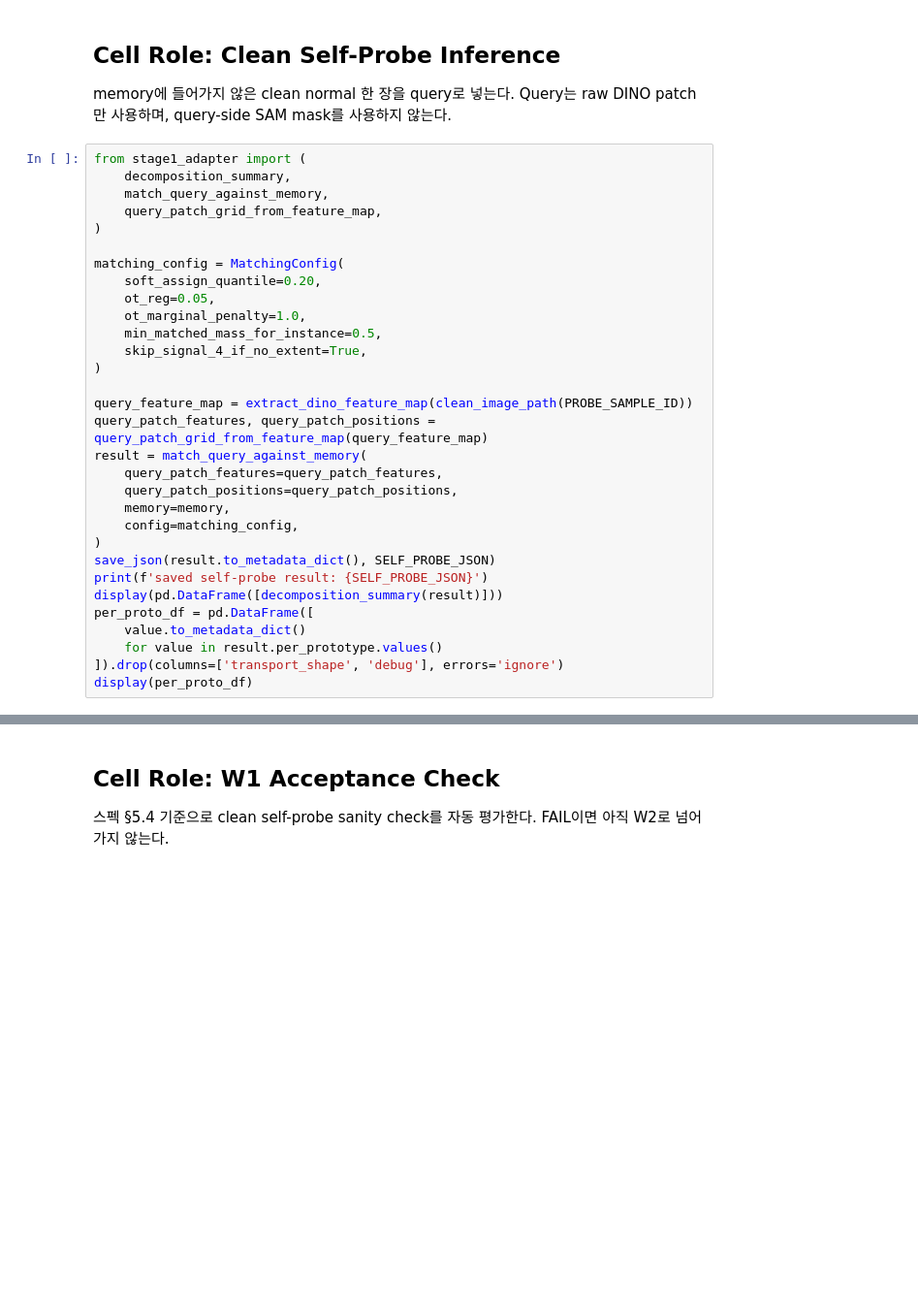
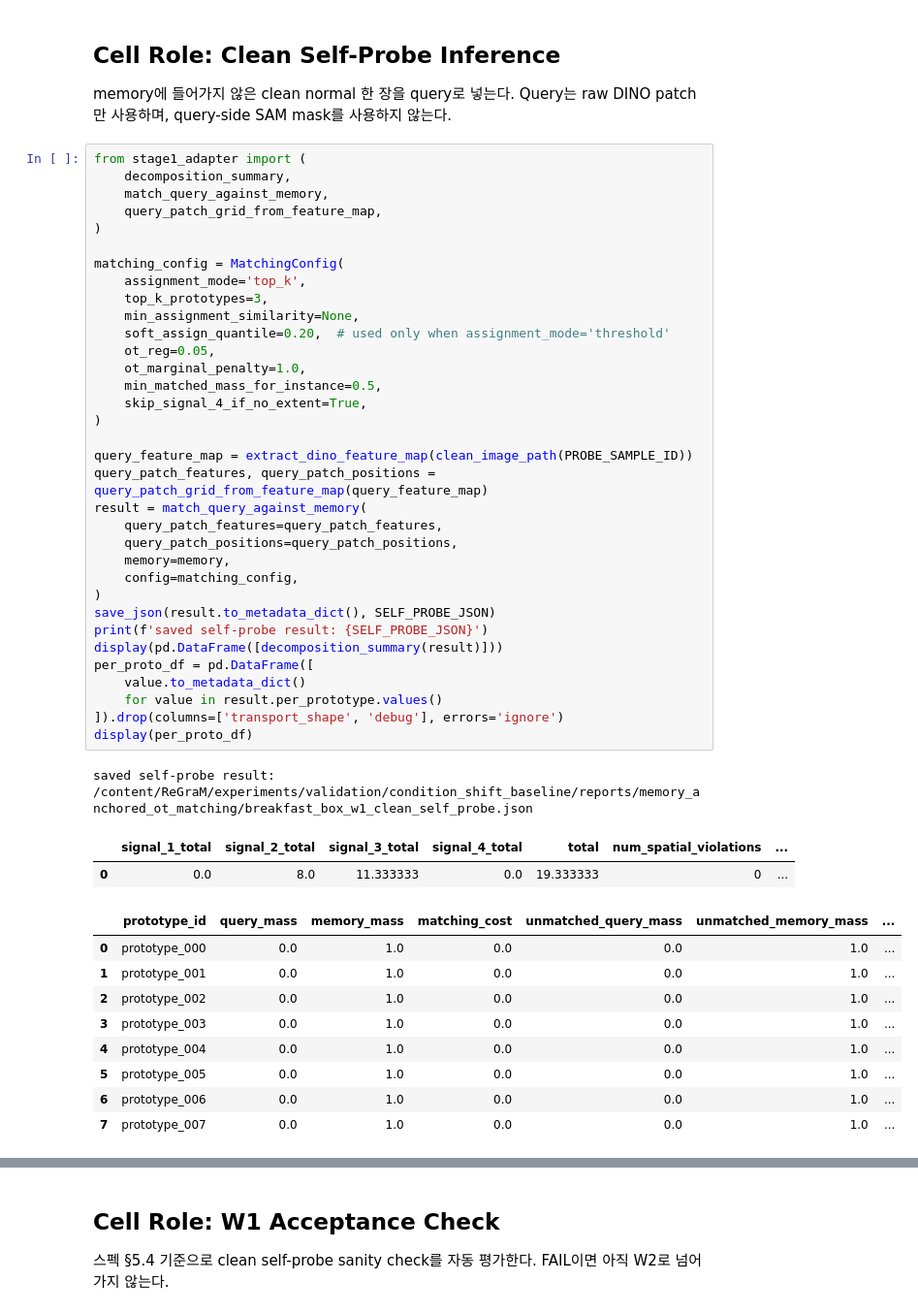
Before and after one commit to outSeop/ReGraM, a Jupyter notebook: experiments/validation/condition_shift_baseline/notebook/09_memory_anchored_ot_matching.ipynb, the cells around one changed output, grey strips where cells are left out. Shown at 97% size. Drawn from its saved outputs; the diff is of its cells as text; blank space fills up the shorter version.

```diff
--- a/experiments/validation/condition_shift_baseline/notebook/09_memory_anchored_ot_matching.ipynb
+++ b/experiments/validation/condition_shift_baseline/notebook/09_memory_anchored_ot_matching.ipynb
@@ -342,31 +431,47 @@ memory에 들어가지 않은 clean normal 한 장을 query로 넣는다. Query
 # %%
 from stage1_adapter import (
     decomposition_summary,
     match_query_against_memory,
     query_patch_grid_from_feature_map,
 )
 
 matching_config = MatchingConfig(
-    soft_assign_quantile=0.20,
+    assignment_mode='top_k',
+    top_k_prototypes=3,
+    min_assignment_similarity=None,
+    soft_assign_quantile=0.20,  # used only when assignment_mode='threshold'
     ot_reg=0.05,
     ot_marginal_penalty=1.0,
     min_matched_mass_for_instance=0.5,
     skip_signal_4_if_no_extent=True,
 )
 
 query_feature_map = extract_dino_feature_map(clean_image_path(PROBE_SAMPLE_ID))
 query_patch_features, query_patch_positions = query_patch_grid_from_feature_map(query_feature_map)
 result = match_query_against_memory(
     query_patch_features=query_patch_features,
     query_patch_positions=query_patch_positions,
     memory=memory,
     config=matching_config,
 )
 save_json(result.to_metadata_dict(), SELF_PROBE_JSON)
 print(f'saved self-probe result: {SELF_PROBE_JSON}')
 display(pd.DataFrame([decomposition_summary(result)]))
 per_proto_df = pd.DataFrame([
     value.to_metadata_dict()
     for value in result.per_prototype.values()
 ]).drop(columns=['transport_shape', 'debug'], errors='ignore')
 display(per_proto_df)
+# %% [output]
+saved self-probe result: /content/ReGraM/experiments/validation/condition_shift_baseline/reports/memory_anchored_ot_matching/breakfast_box_w1_clean_self_probe.json
+|  | signal_1_total | signal_2_total | signal_3_total | signal_4_total | total | num_spatial_violations | ... |
+| 0 | 0.0 | 8.0 | 11.333333 | 0.0 | 19.333333 | 0 | ... |
+|  | prototype_id | query_mass | memory_mass | matching_cost | unmatched_query_mass | unmatched_memory_mass | ... |
+| 0 | prototype_000 | 0.0 | 1.0 | 0.0 | 0.0 | 1.0 | ... |
+| 1 | prototype_001 | 0.0 | 1.0 | 0.0 | 0.0 | 1.0 | ... |
+| 2 | prototype_002 | 0.0 | 1.0 | 0.0 | 0.0 | 1.0 | ... |
+| 3 | prototype_003 | 0.0 | 1.0 | 0.0 | 0.0 | 1.0 | ... |
+| 4 | prototype_004 | 0.0 | 1.0 | 0.0 | 0.0 | 1.0 | ... |
+| 5 | prototype_005 | 0.0 | 1.0 | 0.0 | 0.0 | 1.0 | ... |
+| 6 | prototype_006 | 0.0 | 1.0 | 0.0 | 0.0 | 1.0 | ... |
+| 7 | prototype_007 | 0.0 | 1.0 | 0.0 | 0.0 | 1.0 | ... |
```
Also changed, not shown: parts of 10 cells of this notebook, 3 other files.
